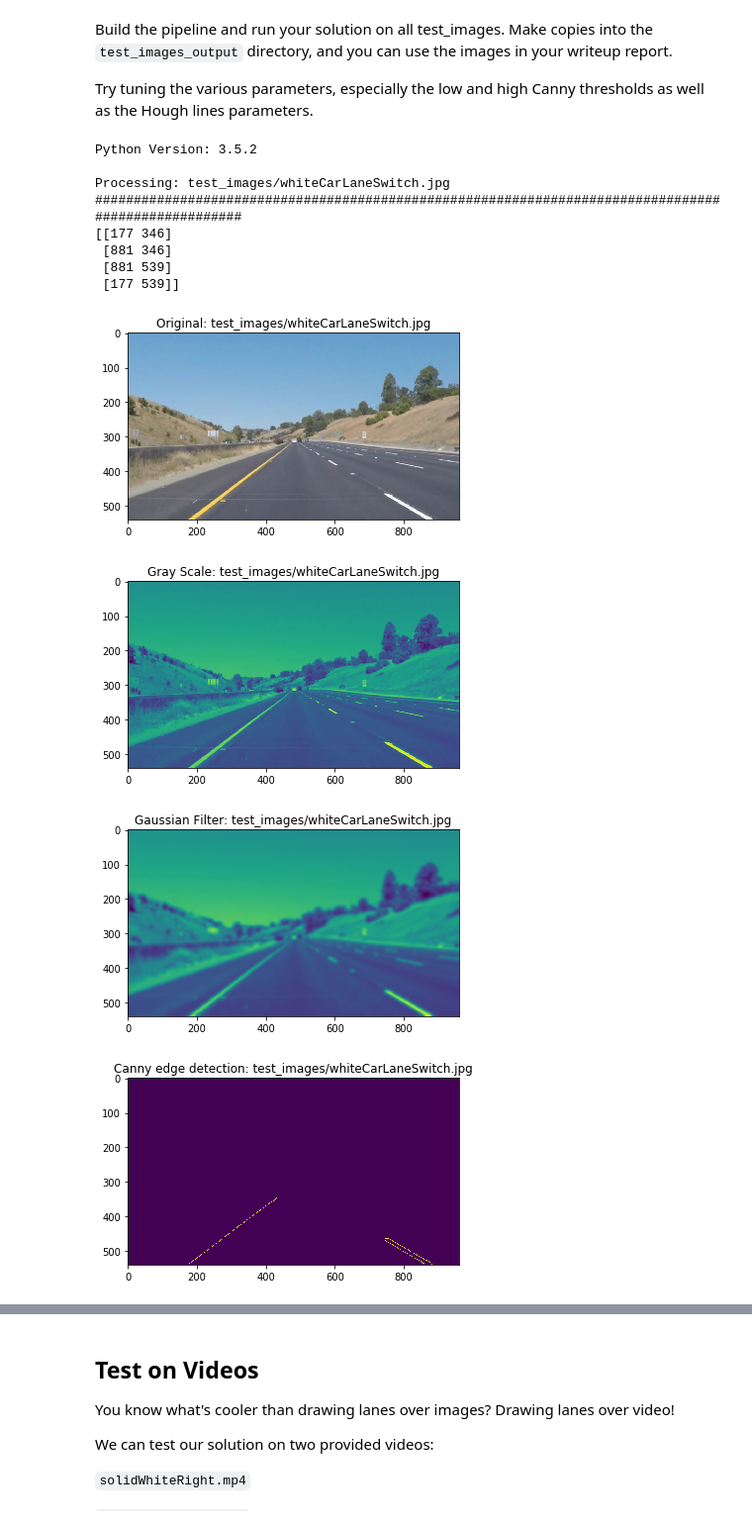
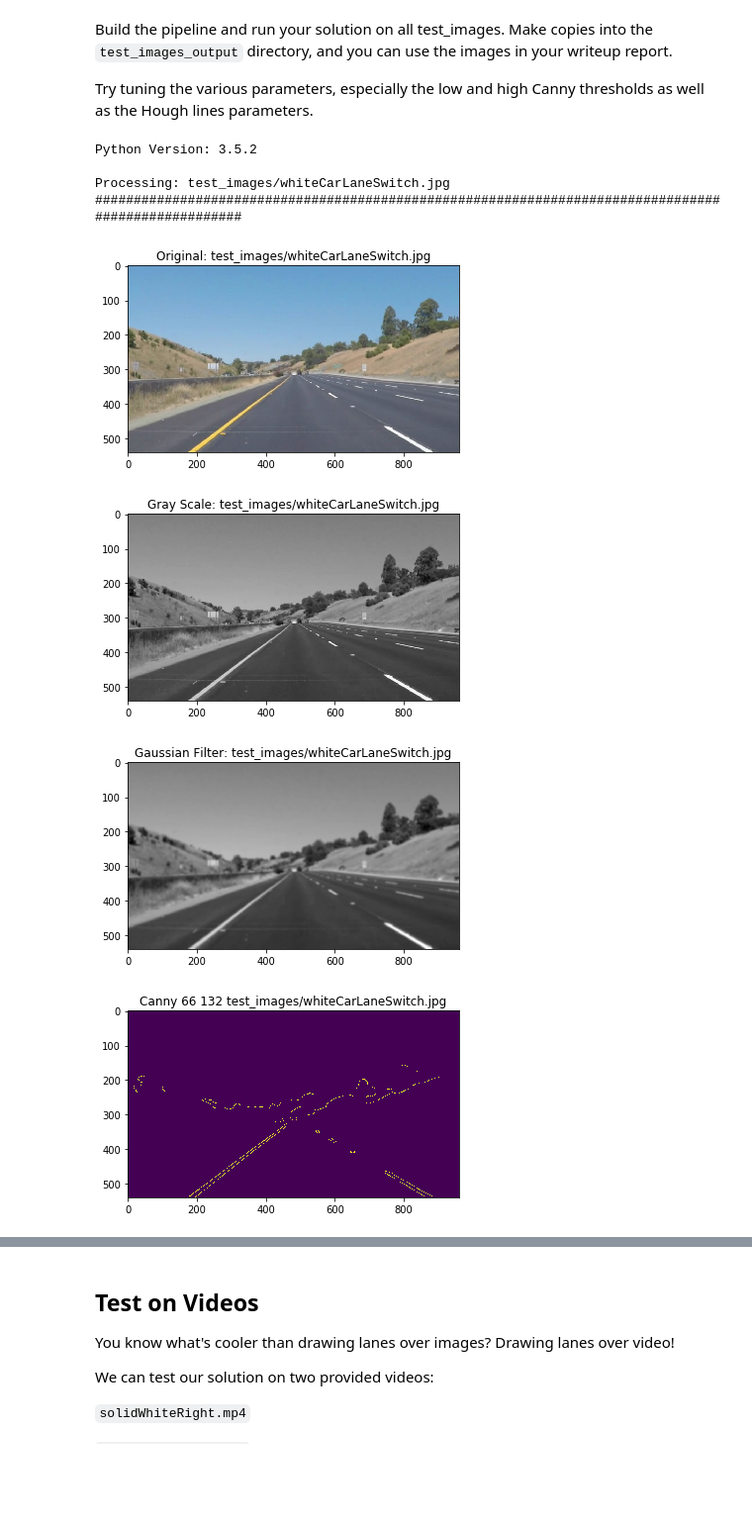
Before and after one commit to zahin-mohammad/ece495, a Jupyter notebook: a1/P1.ipynb, the cells around one changed output, grey strips where cells are left out. Shown at 99% size. Saved outputs shown, nothing was run; the diff lists cells and outputs as text; code cells hidden in the pictures; blank space fills up the shorter version.

```diff
--- a/a1/P1.ipynb
+++ b/a1/P1.ipynb
@@ -226,71 +262,73 @@ def process_image_test(filename):
     test_image_processed = grayscale(test_image)
     plt.figure()
     plt.title("Gray Scale: {}".format(filename))
-    plt.imshow(test_image_processed)
+    plt.imshow(test_image_processed, cmap='gray')
 
     # Gaussian Filter
-    test_image_processed = gaussian_blur(test_image_processed, 23)
+    # Standard Deviation calculated via kernel size
+    test_image_processed = gaussian_blur(test_image_processed, 13)
     plt.figure()
     plt.title("Gaussian Filter: {}".format(filename))
-    plt.imshow(test_image_processed)
+    plt.imshow(test_image_processed, cmap='gray')
 
-    # Canny edge detection
-    test_image_processed = canny(test_image_processed, 50, 120)
+    blurred = test_image_processed
+    i = 66
+    test_image_processed = canny(blurred, i, i*2)
     plt.figure()
-    plt.title("Canny edge detection: {}".format(filename))
+    plt.title("Canny {} {} {}".format(i, i*2, filename))
     plt.imshow(test_image_processed)
 
     # Region of interest
-
-    ## Get corners
-
-    positions = np.nonzero(test_image_processed)
-    top = positions[0].min()
-    bottom = positions[0].max()
-    left = positions[1].min()
-    right = positions[1].max()
+    ## Mask Top Half of Image
+    top = 3*test_image_processed.shape[0]/5
+    bottom = test_image_processed.shape[0]
+    left = 0
+    right = test_image_processed.shape[1]
     corners = np.array([(left, top), (right, top), (right, bottom), (left, bottom)], dtype='int32')
-    print(corners)
-
     test_image_processed = region_of_interest(test_image_processed, np.int32([corners]))
     plt.figure()
     plt.title("Region of interest: {}".format(filename))
     plt.imshow(test_image_processed)
 
      # Hough transform
+    rho = 3/5 # accuracy/granularity of the magnitude of the line in cartesian coord
+    # 1 correlates to 1 pixel granularity
+    # 0.5 correlates to 2 pixel granularity (lines will look half as long) ?
+    theta = np.pi/180 # 1 Degree, max resolution, determines how many rho values are tested
+    # 2 Degree means only half as many theta values are tested
+    threshold = 10 # Votes needed to be considered a line
+    min_line_len = 30
+    max_line_gap = 0
 
-    test_image_processed = hough_lines(test_image_processed, 100, np.pi/180, 150, 0, 0)
+    test_image_processed = hough_lines(test_image_processed, rho, theta, threshold, min_line_len,
+                         max_line_gap)
     plt.figure()
     plt.title("Hough transform: {}".format(filename))
     plt.imshow(test_image_processed)
 
     final_image = weighted_img(test_image, test_image_processed, 0.5, 0.5)
     plt.figure()
     plt.title("Final Image Overlapped: {}".format(filename))
     plt.imshow(final_image)
 
 
 '''
 Steps:
 1. Gray scale
 2. Gaussian filter
 3. Canny edge detection
 4. Region of interest
 5. Hough transform
 6. Draw lines
 7. Writeup
 '''
 start()
 # %% [output]
 Python Version: 3.5.2
 
 Processing: test_images/whiteCarLaneSwitch.jpg
 ####################################################################################################
-[[177 346]
- [881 346]
- [881 539]
- [177 539]]
 [figure]
-[figure, old version]
+[figure, new version]
-[figure, old version]
+[figure, new version]
-[figure, old version]
+[figure, new version]
```
Also changed, not shown: parts of 2 cells of this notebook.
